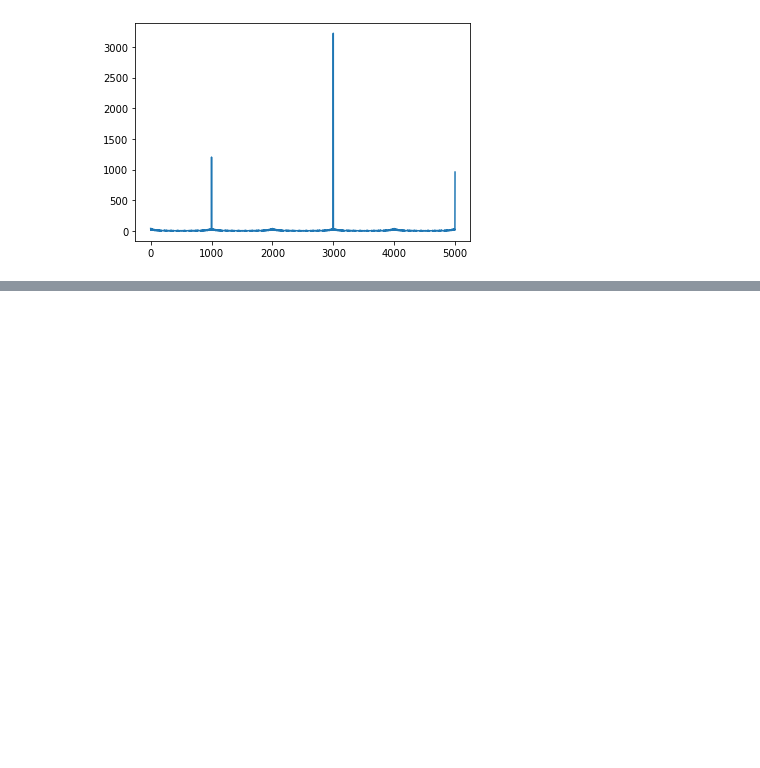
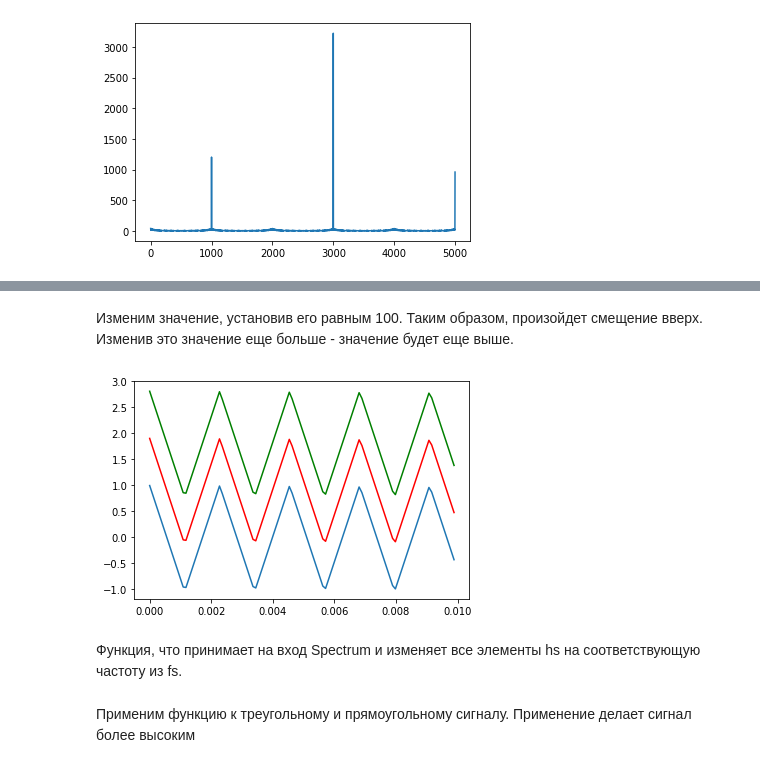
Before and after one commit to Houston613/Labs_for_ThinkDSP, a Jupyter notebook: Labs/Lab2.ipynb, the cells around one changed output, grey strips where cells are left out. Drawn from its saved outputs; the diff is of its cells as text; code cells hidden in the pictures; blank space fills up the shorter version.

```diff
--- a/Labs/Lab2.ipynb
+++ b/Labs/Lab2.ipynb
@@ -43,0 +67,13 @@ SquareSignal(1000).make_wave(duration=0.5, framerate=10000).make_audio()
+# %% [markdown]
+Изменим значение, установив его равным 100.
+Таким образом, произойдет смещение вверх. Изменив это значение еще больше - значение будет еще выше.
+# %%
+spectrum_for_ex.hs[0] = 100
+triangle_for_ex.plot()
+spectrum_for_ex.make_wave().plot(color ='red')
+spectrum_for_ex.hs[0] = 200
+spectrum_for_ex.make_wave().plot(color = 'green')
+# %% [output]
+[figure, added]
+# %% [markdown]
+Функция, что принимает на вход Spectrum и изменяет все элементы hs на соответствующую частоту из fs.
@@ -43,0 +84,2 @@ SquareSignal(1000).make_wave(duration=0.5, framerate=10000).make_audio()
+# %% [markdown]
+Применим функцию к треугольному и прямоугольному сигналу. Применение делает сигнал более высоким
```
Also changed, not shown: parts of 17 cells of this notebook.
